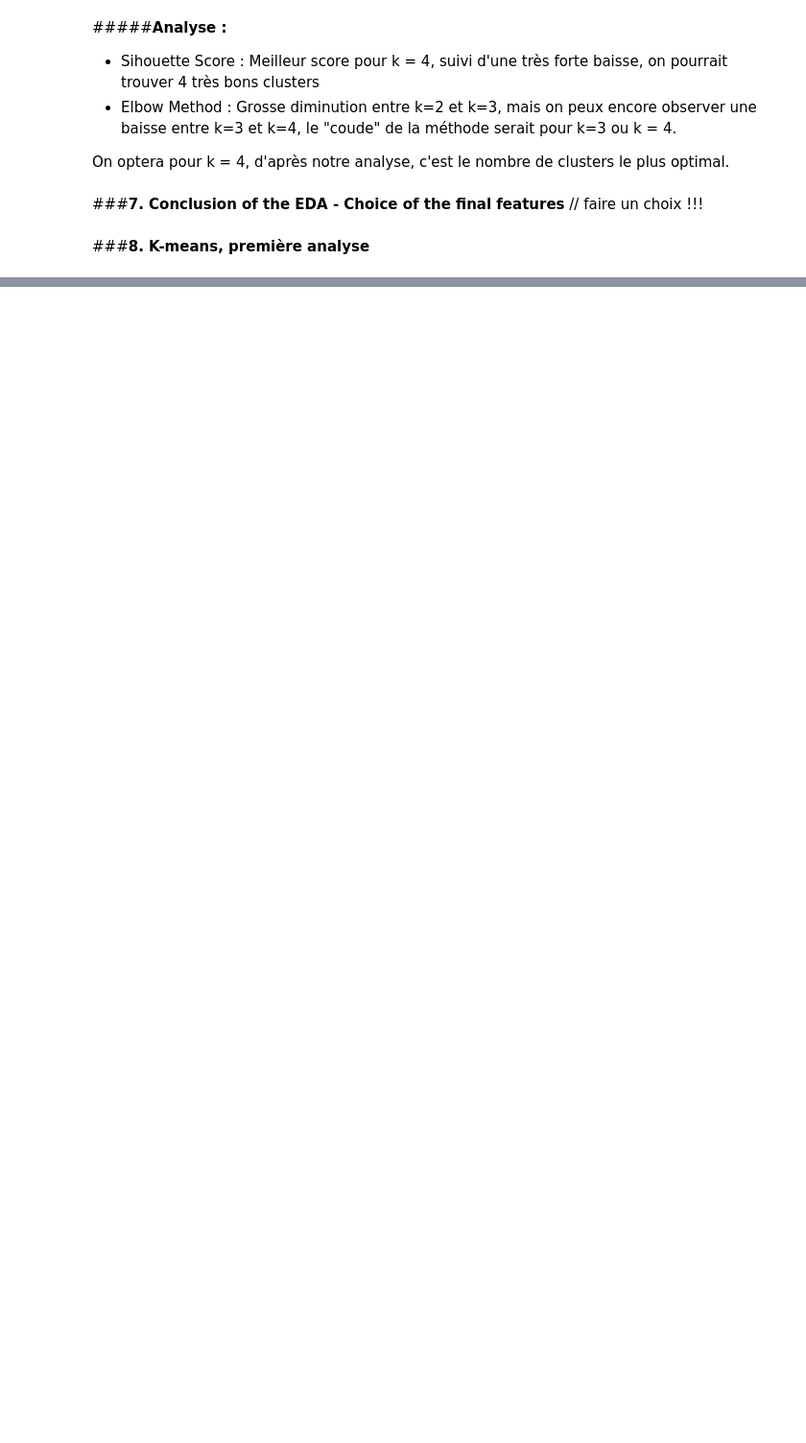
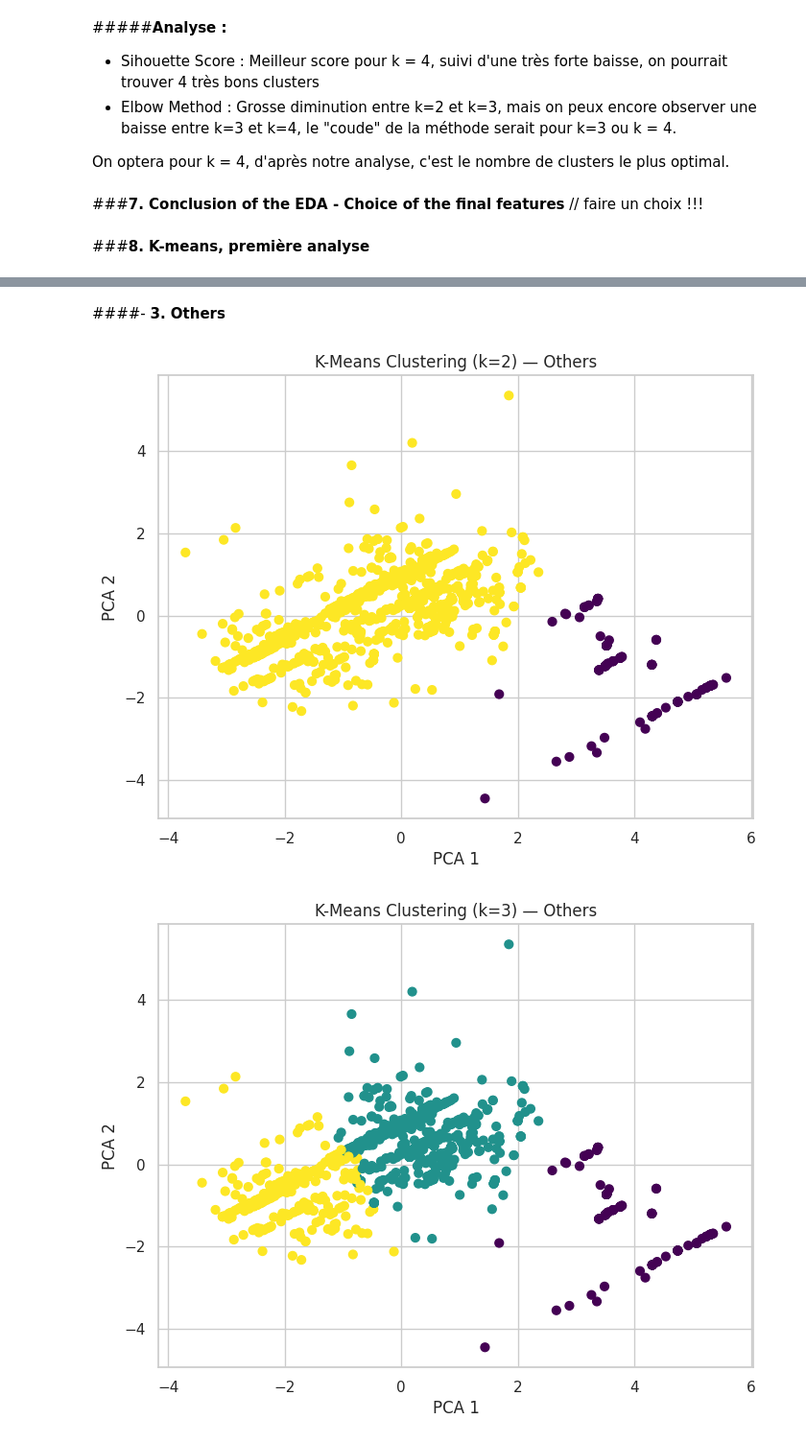
Before and after one commit to NathanaelLUCETTE/projet_ML, a Jupyter notebook: pokemon_clustering_project.ipynb, the cells around one changed output, grey strips where cells are left out. Shown at 96% size. Cells and saved outputs as stored; diff of their text form; code cells hidden in the pictures; blank space fills up the shorter version.

```diff
--- a/pokemon_clustering_project.ipynb
+++ b/pokemon_clustering_project.ipynb
@@ -644,0 +689,9 @@ On optera pour k = 4, d'après notre analyse, c'est le nombre de clusters le plu
+# %% [markdown]
+####- **3. Others**
+# %%
+labels_stats_2 = run_kmeans(df_choosen_scaled, 2, title="Others")
+labels_stats_3 = run_kmeans(df_choosen_scaled, 3, title="Others")
+labels_stats_4 = run_kmeans(df_choosen_scaled, 4, title="Others")
+# %% [output]
+[figure, added]
+[figure, added]
```
Also changed, not shown: parts of 6 cells of this notebook.
